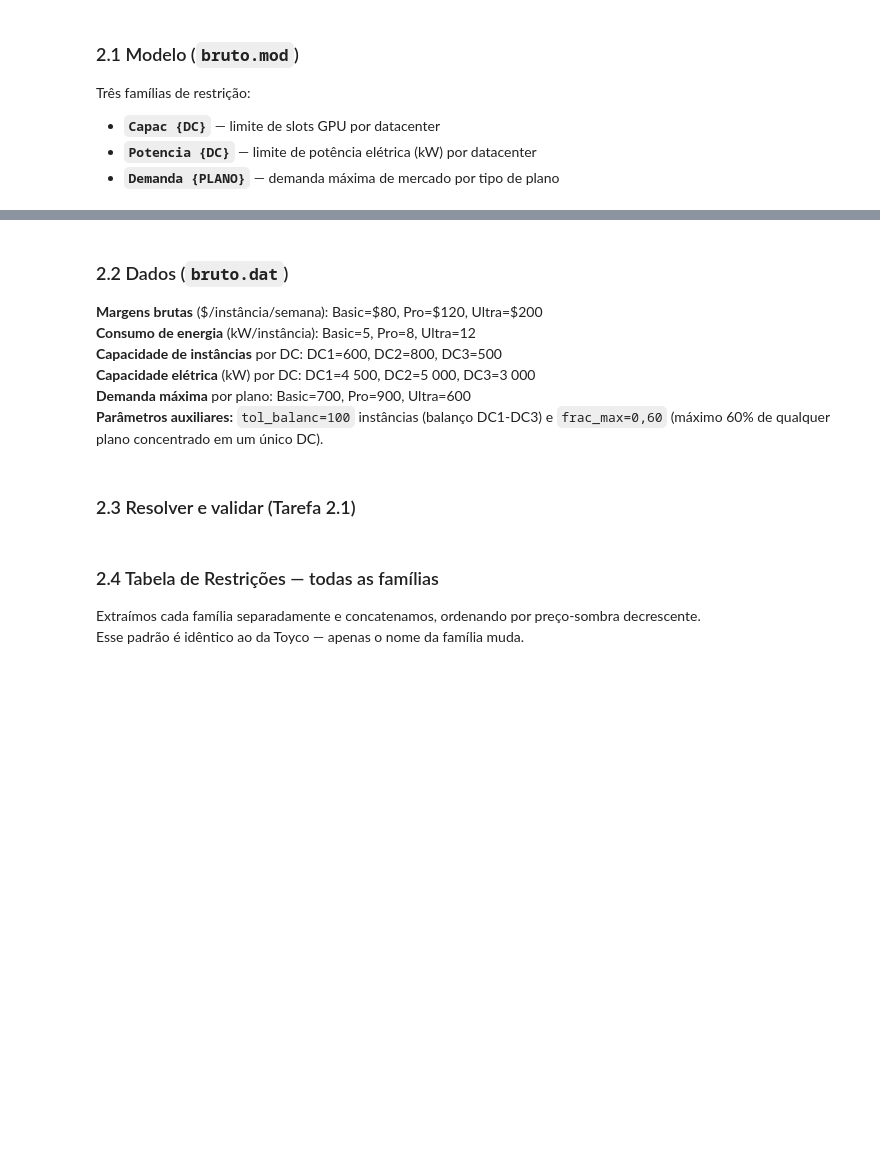
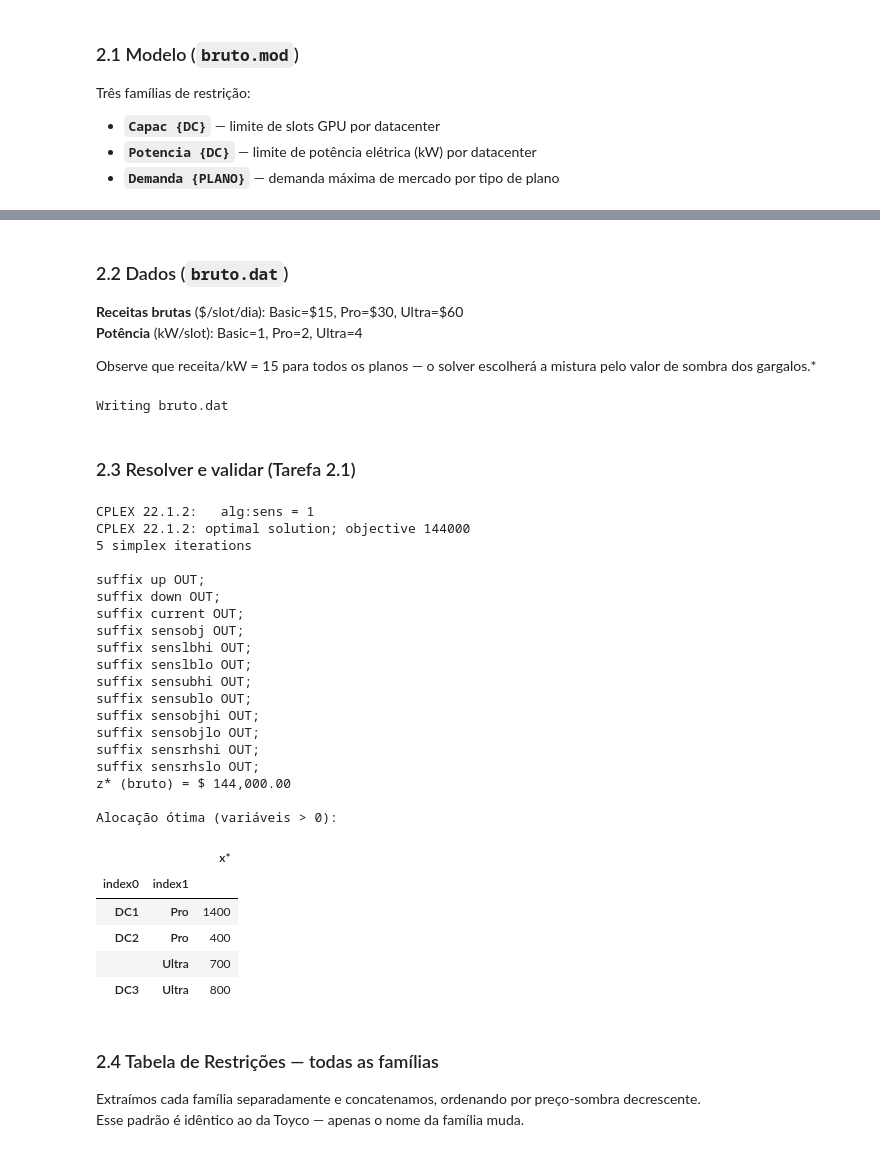
Before and after one commit to m9tzin/o-research, a Jupyter notebook: 09/analise-sensibilidade.ipynb, the cells around one changed output, grey strips where cells are left out. Cells and saved outputs as stored; diff of their text form; code cells hidden in the pictures; blank space fills up the shorter version.

```diff
--- a/09/analise-sensibilidade.ipynb
+++ b/09/analise-sensibilidade.ipynb
@@ -263,48 +257,86 @@ s.t. TolFalhas {i in DC, j in PLANO}: x[i,j] <= frac_max * carga[j];
 # %% [markdown]
 ### 2.2 Dados (`bruto.dat`)
 
-**Margens brutas** ($/instância/semana): Basic=\$80, Pro=\$120, Ultra=\$200
-**Consumo de energia** (kW/instância): Basic=5, Pro=8, Ultra=12
-**Capacidade de instâncias** por DC: DC1=600, DC2=800, DC3=500
-**Capacidade elétrica** (kW) por DC: DC1=4 500, DC2=5 000, DC3=3 000
-**Demanda máxima** por plano: Basic=700, Pro=900, Ultra=600
-**Parâmetros auxiliares:** `tol_balanc=100` instâncias (balanço DC1-DC3) e `frac_max=0,60` (máximo 60% de qualquer plano concentrado em um único DC).
+**Receitas brutas** ($/slot/dia): Basic=\$15, Pro=\$30, Ultra=\$60
+**Potência** (kW/slot): Basic=1, Pro=2, Ultra=4
+
+Observe que receita/kW = 15 para todos os planos — o solver escolherá a mistura pelo valor de sombra dos gargalos.*
 # %%
 %%writefile bruto.dat
 set DC    := DC1 DC2 DC3 ;
 set PLANO := Basic Pro Ultra ;
 
-param tol_balanc := 100 ;
-param frac_max   := 0.60 ;
+param receita :=
+    Basic   15
+    Pro     30
+    Ultra   60 ;
 
-param :       margem  kw  dem_max :=
-  Basic         80     5     700
-  Pro          120     8     900
-  Ultra        200    12     600 ;
+param gpu_pw :=
+    Basic   1
+    Pro     2
+    Ultra   4 ;
 
-param :  cap_inst  cap_kw :=
-  DC1      600      4500
-  DC2      800      5000
-  DC3      500      3000 ;
+param capac :=
+    DC1  3000
+    DC2  4000
+    DC3  3500 ;
+
+param pot :=
+    DC1  2800
+    DC2  3600
+    DC3  3200 ;
+
+param dem_max :=
+    Basic  6000
+    Pro    4000
+    Ultra  1500 ;
+# %% [output]
+Writing bruto.dat
 # %% [markdown]
 ### 2.3 Resolver e validar (Tarefa 2.1)
 # %%
 ampl.reset()
 ampl.read("bruto.mod")
 ampl.read_data("bruto.dat")
 
 ampl.option["solver"] = "cplex"
 ampl.option["cplex_options"] = "sens=1"
 ampl.solve()
 
-z_bruto = ampl.get_objective("Margem_Bruta").value()
+z_bruto = ampl.get_objective("z").value()
 print(f"z* (bruto) = $ {z_bruto:,.2f}")
 
 x_bruto = ampl.get_variable("x").get_values().to_pandas()
 x_bruto.columns = ["x*"]
 x_bruto = x_bruto[x_bruto["x*"] > 1e-6]  # exibe apenas variáveis não-nulas
 print("\nAlocação ótima (variáveis > 0):")
 display(x_bruto)
+# %% [output]
+CPLEX 22.1.2:   alg:sens = 1
+CPLEX 22.1.2: optimal solution; objective 144000
+5 simplex iterations
+
+suffix up OUT;
+suffix down OUT;
+suffix current OUT;
+suffix sensobj OUT;
+suffix senslbhi OUT;
+suffix senslblo OUT;
+suffix sensubhi OUT;
+suffix sensublo OUT;
+suffix sensobjhi OUT;
+suffix sensobjlo OUT;
+suffix sensrhshi OUT;
+suffix sensrhslo OUT;
+z* (bruto) = $ 144,000.00
+
+Alocação ótima (variáveis > 0):
+|  |  | x* |
+| index0 | index1 |  |
+| DC1 | Pro | 1400 |
+| DC2 | Pro | 400 |
+|  | Ultra | 700 |
+| DC3 | Ultra | 800 |
 # %% [markdown]
 ### 2.4 Tabela de Restrições — todas as famílias
 
```
Also changed, not shown: parts of 14 cells of this notebook.
